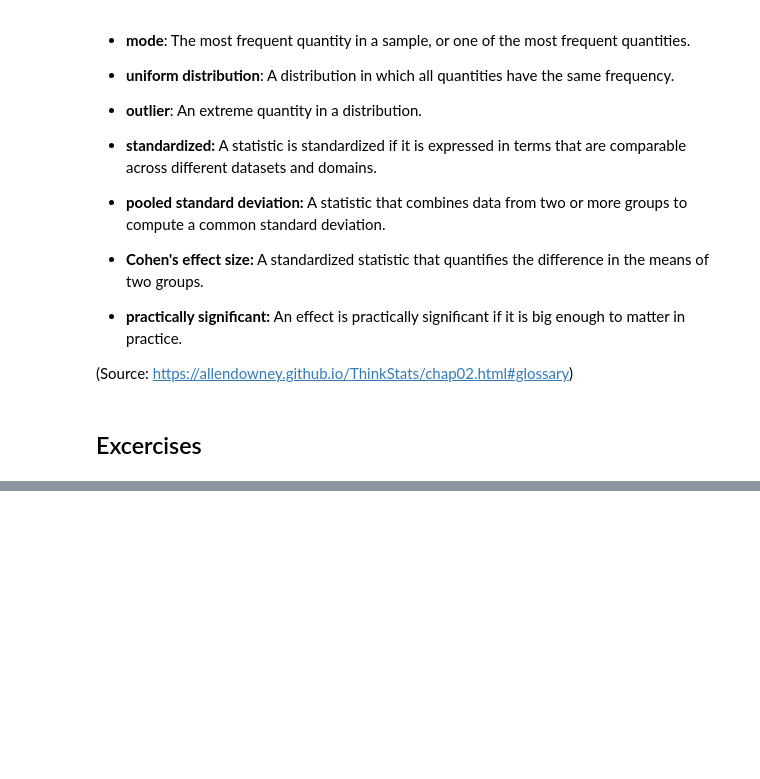
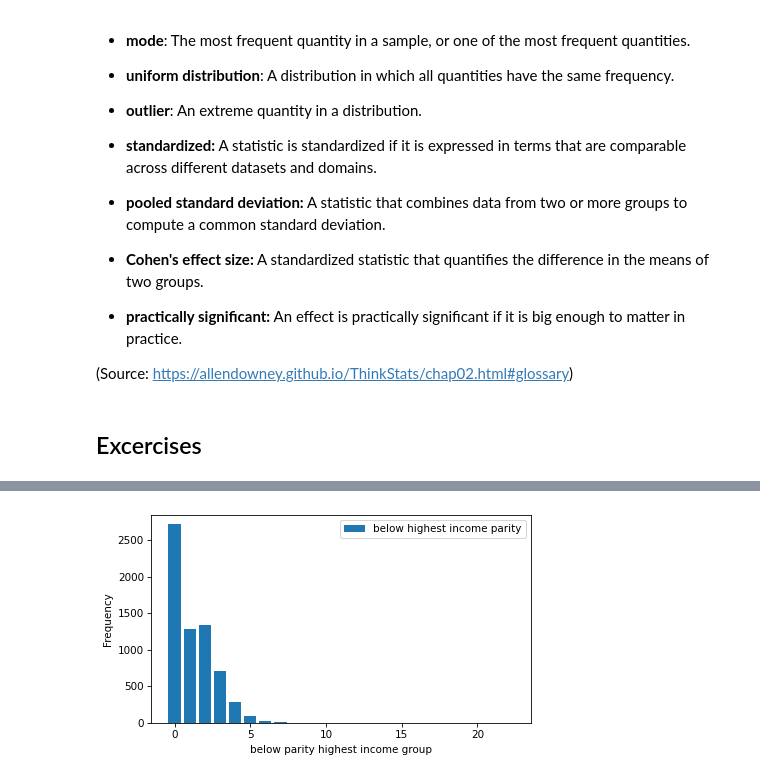
Before and after one commit to mindeleven/algo-trading-bootcamp, a Jupyter notebook: 02-Think-Stats/Notebooks/02_Distributions.ipynb, the cells around one changed output, grey strips where cells are left out. Cells and saved outputs as stored; diff of their text form; code cells hidden in the pictures; blank space fills up the shorter version.

```diff
--- a/02-Think-Stats/Notebooks/02_Distributions.ipynb
+++ b/02-Think-Stats/Notebooks/02_Distributions.ipynb
@@ -647,0 +778,6 @@ But you should also do your best to make your reports honest, and to acknowledge
+# %%
+# compare the mean parity for high income respondents and others
+# we already have the high income group
+# now for the others
+below_highest_income = resp.query("totincr != 14")
+below_highest_income
@@ -647,0 +798,7 @@ But you should also do your best to make your reports honest, and to acknowledge
+# %%
+# plotting the frequency table of parity for the below high income respondents
+below_high_hist_parity = Hist.from_seq(below_highest_income["parity"], name="below highest income parity")
+below_high_hist_parity.bar()
+decorate(xlabel="below parity highest income group", ylabel="Frequency")
+# %% [output]
+[figure, added]
```
Also changed, not shown: parts of 23 cells of this notebook.
